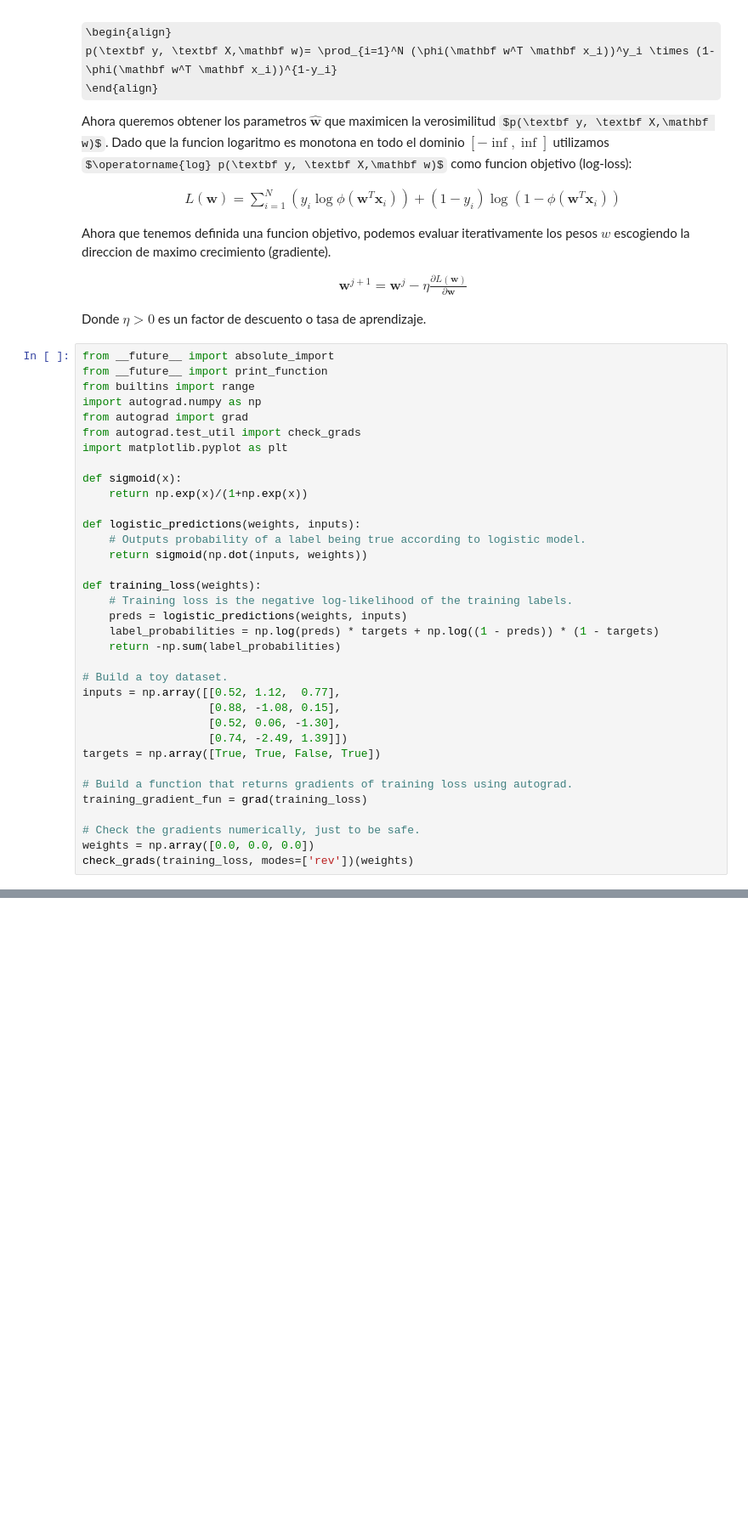
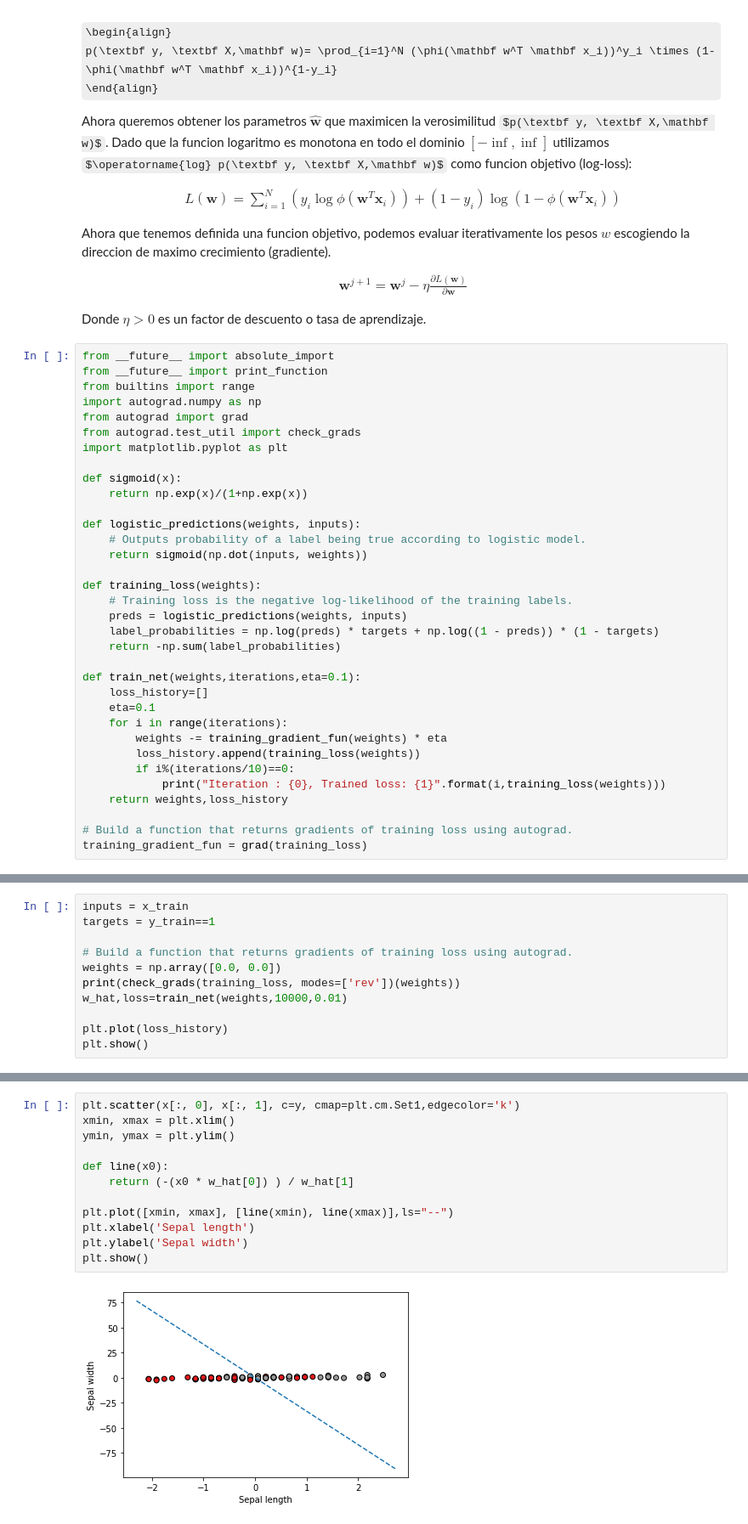
Before and after one commit to sherna90/inteligencia_artificial, a Jupyter notebook: 4.-Redes_Neuronales.ipynb, the cells around one changed output, grey strips where cells are left out. Shown at 85% size. Saved outputs shown, nothing was run; the diff lists cells and outputs as text; some formulas as TeX source; blank space fills up the shorter version.

```diff
--- a/4.-Redes_Neuronales.ipynb
+++ b/4.-Redes_Neuronales.ipynb
@@ -84,16 +84,15 @@ def training_loss(weights):
     label_probabilities = np.log(preds) * targets + np.log((1 - preds)) * (1 - targets)
     return -np.sum(label_probabilities)
 
-# Build a toy dataset.
-inputs = np.array([[0.52, 1.12,  0.77],
-                   [0.88, -1.08, 0.15],
-                   [0.52, 0.06, -1.30],
-                   [0.74, -2.49, 1.39]])
-targets = np.array([True, True, False, True])
+def train_net(weights,iterations,eta=0.1):
+    loss_history=[]
+    eta=0.1
+    for i in range(iterations):
+        weights -= training_gradient_fun(weights) * eta
+        loss_history.append(training_loss(weights))
+        if i%(iterations/10)==0:
+            print("Iteration : {0}, Trained loss: {1}".format(i,training_loss(weights)))
+    return weights,loss_history
 
 # Build a function that returns gradients of training loss using autograd.
 training_gradient_fun = grad(training_loss)
-
-# Check the gradients numerically, just to be safe.
-weights = np.array([0.0, 0.0, 0.0])
-check_grads(training_loss, modes=['rev'])(weights)
@@ -146,0 +157,11 @@ weights = np.array([0.0, 0.0, 0.0,0.0])
+# %%
+inputs = x_train
+targets = y_train==1
+
+# Build a function that returns gradients of training loss using autograd.
+weights = np.array([0.0, 0.0])
+print(check_grads(training_loss, modes=['rev'])(weights))
+w_hat,loss=train_net(weights,10000,0.01)
+
+plt.plot(loss_history)
+plt.show()
@@ -146,0 +181,14 @@ weights = np.array([0.0, 0.0, 0.0,0.0])
+# %%
+plt.scatter(x[:, 0], x[:, 1], c=y, cmap=plt.cm.Set1,edgecolor='k')
+xmin, xmax = plt.xlim()
+ymin, ymax = plt.ylim()
+
+def line(x0):
+    return (-(x0 * w_hat[0]) ) / w_hat[1]
+
+plt.plot([xmin, xmax], [line(xmin), line(xmax)],ls="--")
+plt.xlabel('Sepal length')
+plt.ylabel('Sepal width')
+plt.show()
+# %% [output]
+[figure, added]
```
Also changed, not shown: parts of 6 cells of this notebook.
